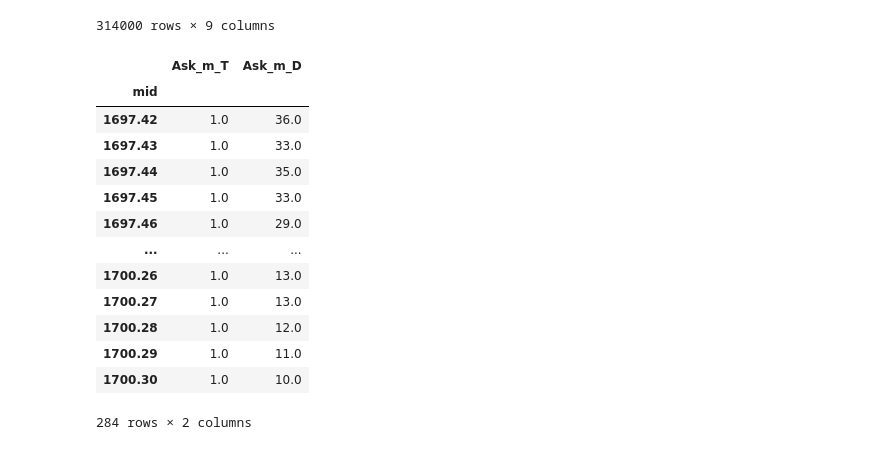
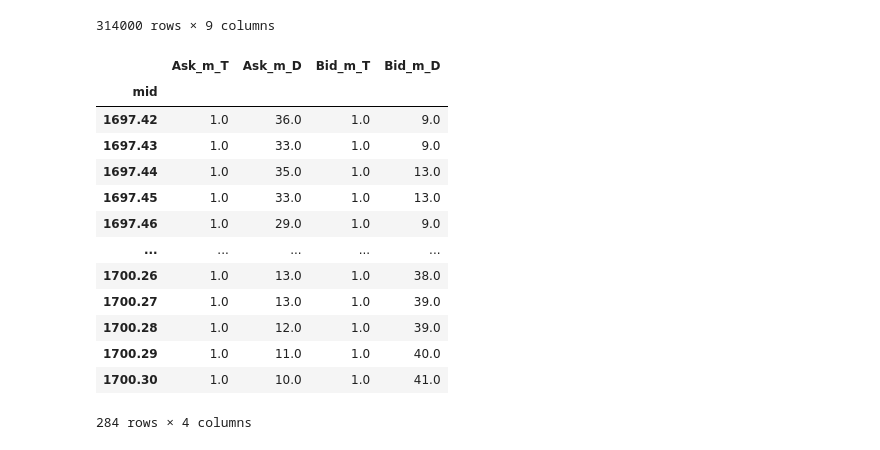
Before and after one commit to konqr/lobSimulations, a Jupyter notebook: src/backup/hawkes/experiments/toyModelSmallTick.ipynb, the cells around one changed output. Saved outputs shown, nothing was run; the diff lists cells and outputs as text; code cells hidden in the pictures.

```diff
--- a/src/backup/hawkes/experiments/toyModelSmallTick.ipynb
+++ b/src/backup/hawkes/experiments/toyModelSmallTick.ipynb
@@ -984,20 +984,28 @@ def nanmed(data):
     d['Ask_m_T'] = np.nanmedian(data['Ask_m_T'])
     d['Ask_m_D'] = np.nanmedian(data['Ask_m_D'])
     return pd.Series(d)
+def nanmed1(data):
+    d = {}
+    d['Bid_m_T'] = np.nanmedian(data['Bid_m_T'])
+    d['Bid_m_D'] = np.nanmedian(data['Bid_m_D'])
+    return pd.Series(d)
 # %%
- data.groupby('mid')[['Ask_m_T', 'Ask_m_D']].apply(nanmed)
+ a = data.groupby('mid')[['Ask_m_T', 'Ask_m_D']].apply(nanmed)
+ b = data.groupby('mid')[['Bid_m_T', 'Bid_m_D']].apply(nanmed1)
-# %% [output]
-|  | Ask_m_T | Ask_m_D |
-| mid |  |  |
-| 1697.42 | 1.0 | 36.0 |
-| 1697.43 | 1.0 | 33.0 |
-| 1697.44 | 1.0 | 35.0 |
-| 1697.45 | 1.0 | 33.0 |
-| 1697.46 | 1.0 | 29.0 |
-| ... | ... | ... |
-| 1700.26 | 1.0 | 13.0 |
-| 1700.27 | 1.0 | 13.0 |
-| 1700.28 | 1.0 | 12.0 |
-| 1700.29 | 1.0 | 11.0 |
-| 1700.30 | 1.0 | 10.0 |
-284 rows × 2 columns
+# %%
+a.merge(b, left_index=True, right_index=True)
+# %% [output]
+|  | Ask_m_T | Ask_m_D | Bid_m_T | Bid_m_D |
+| mid |  |  |  |  |
+| 1697.42 | 1.0 | 36.0 | 1.0 | 9.0 |
+| 1697.43 | 1.0 | 33.0 | 1.0 | 9.0 |
+| 1697.44 | 1.0 | 35.0 | 1.0 | 13.0 |
+| 1697.45 | 1.0 | 33.0 | 1.0 | 13.0 |
+| 1697.46 | 1.0 | 29.0 | 1.0 | 9.0 |
+| ... | ... | ... | ... | ... |
+| 1700.26 | 1.0 | 13.0 | 1.0 | 38.0 |
+| 1700.27 | 1.0 | 13.0 | 1.0 | 39.0 |
+| 1700.28 | 1.0 | 12.0 | 1.0 | 39.0 |
+| 1700.29 | 1.0 | 11.0 | 1.0 | 40.0 |
+| 1700.30 | 1.0 | 10.0 | 1.0 | 41.0 |
+284 rows × 4 columns
```
Also changed, not shown: 2 other files.
